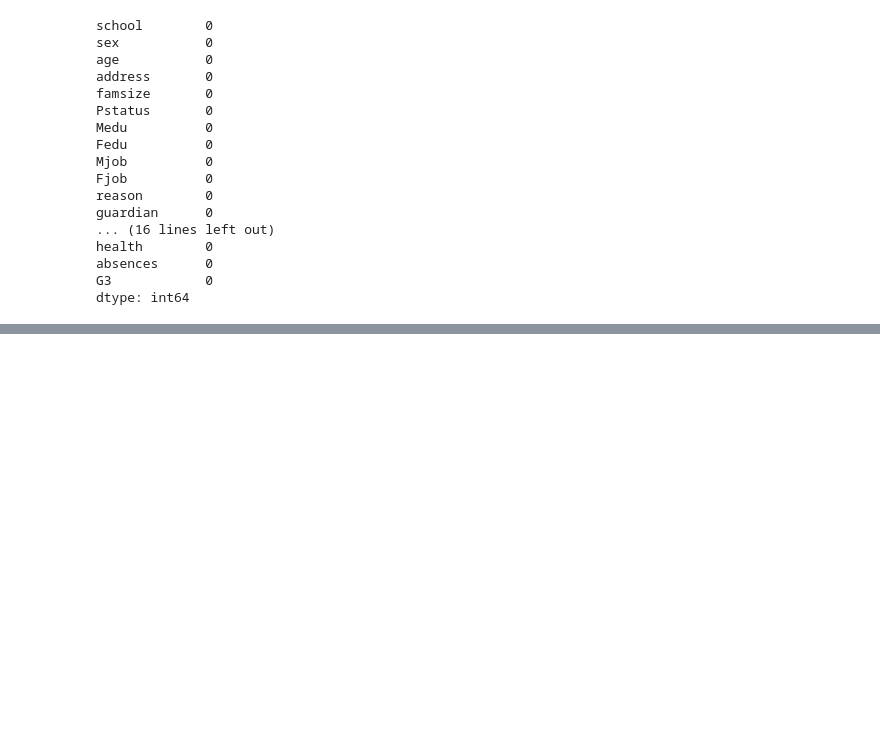
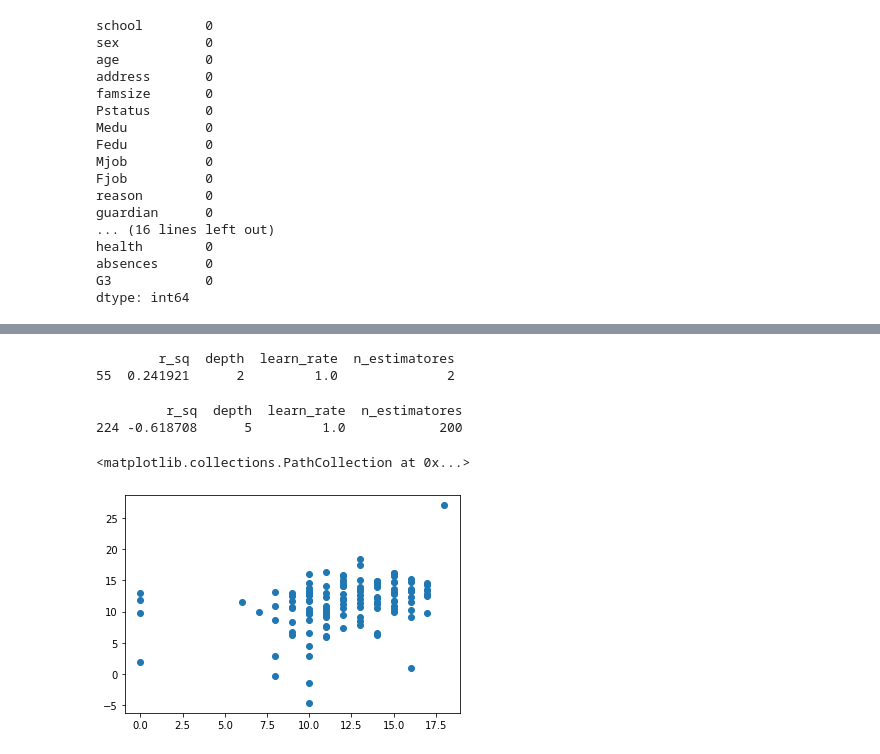
Before and after one commit to kathyxiong/stat_learning_case_study, a Jupyter notebook: freyder_regression_boosting.ipynb, the cells around one changed output, grey strips where cells are left out. Saved outputs shown, nothing was run; the diff lists cells and outputs as text; code cells hidden in the pictures; blank space fills up the shorter version.

```diff
--- a/freyder_regression_boosting.ipynb
+++ b/freyder_regression_boosting.ipynb
@@ -302,0 +50,6 @@ x_encode2.groupby(['age', 'famrel']).count()
+# %%
+nom_vars = student.columns[student.dtypes == 'object']
+nom_vars_df = student[nom_vars]
+nom_vars_df = pd.get_dummies(nom_vars_df, prefix = nom_vars)
+student_new = pd.concat([student.drop(nom_vars, axis = 1), nom_vars_df], axis = 1)
+student_new.head(10)
@@ -302,0 +69,8 @@ x_encode2.groupby(['age', 'famrel']).count()
+# %%
+# split into X and y
+y = student_new['G3']
+X = student_new.drop(['G3'], axis=1)
+
+# split into training and testing
+X_train, X_test, y_train, y_test = train_test_split(X, y, test_size=0.20, random_state=11)
+[y_train.size, y_test.size]
@@ -302,0 +79,8 @@ x_encode2.groupby(['age', 'famrel']).count()
+# %%
+scores_ada = []
+for learning in [1, 0.5, 0.25, 0.1, 0.05, 0.01]:
+    for n in [1, 2, 4, 8, 16, 32, 64, 100, 200]:
+        clf_a = AdaBoostRegressor(n_estimators=n, learning_rate=learning, random_state=0)
+        clf_a.fit(X_train, y_train)
+        score = clf_a.score(X_test,y_test)
+        scores_ada.append([score, learning, n])
@@ -302,0 +115,42 @@ x_encode2.groupby(['age', 'famrel']).count()
+# %%
+scores_grad = []
+for depth in [1,2,3,4,5]:
+    for learning in [1, 0.5, 0.25, 0.1, 0.05, 0.01]:
+        for n in [1, 2, 4, 8, 16, 32, 64, 100, 200]:
+#             clf_g = GradientBoostingRegressor(n_estimators=n, learning_rate=learning, max_depth=depth, random_state=0)
+#             scores_g = cross_val_score(clf_g, X, y.values.ravel(), cv=5)
+#             score = np.absolute(scores_g).mean()
+#             print(scores_g, score)
+#             scores_grad.append([score,depth, learning, n])
+            clf_g = GradientBoostingRegressor(n_estimators=n, learning_rate=learning, max_depth=depth, random_state=0)
+            clf_g.fit(X_train, y_train)
+            score = clf_g.score(X_test,y_test)
+            scores_grad.append([score,depth, learning, n])
+# %%
+scores_grad_df = pd.DataFrame(scores_grad)
+scores_grad_df.columns = ['r_sq','depth', 'learn_rate', 'n_estimatores']
+scores_grad_df
+depth_avg = scores_grad_df.groupby('depth', as_index=False).mean()[['depth','r_sq']]
+learn_avg = scores_grad_df.groupby('learn_rate', as_index=False).mean()[['learn_rate','r_sq']]
+n_avg = scores_grad_df.groupby('n_estimatores', as_index=False).mean()[['n_estimatores','r_sq']]
+max_r_sq = scores_grad_df['r_sq'].max()
+best_fit = scores_grad_df.loc[scores_grad_df['r_sq'] == max_r_sq]
+print(best_fit)
+# %% [output]
+        r_sq  depth  learn_rate  n_estimatores
+55  0.241921      2         1.0              2
+# %%
+min_r_sq = scores_grad_df['r_sq'].min()
+worst_fit = scores_grad_df.loc[scores_grad_df['r_sq'] == min_r_sq]
+print(worst_fit)
+# %% [output]
+         r_sq  depth  learn_rate  n_estimatores
+224 -0.618708      5         1.0            200
+# %%
+clf_g2 = GradientBoostingRegressor(n_estimators=200, learning_rate=1, max_depth=5, random_state=0)
+clf_g2.fit(X_train, y_train)
+predictions = clf_g2.predict(X_test)
+plt.scatter(y_test,predictions)
+# %% [output]
+<matplotlib.collections.PathCollection at 0x...>
+[figure, added]
```
Also changed, not shown: parts of 20 cells of this notebook, 1 other file.
